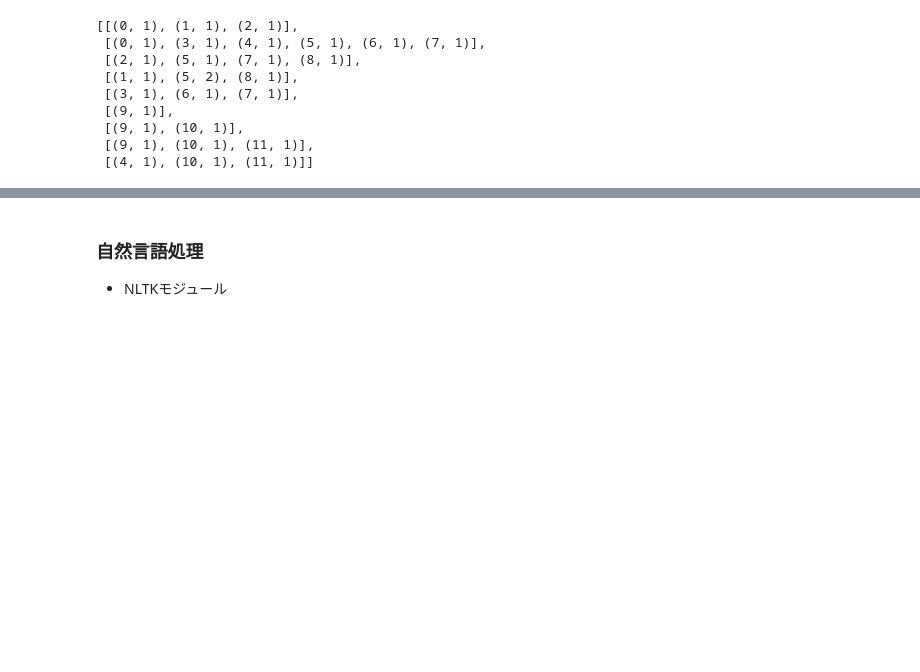
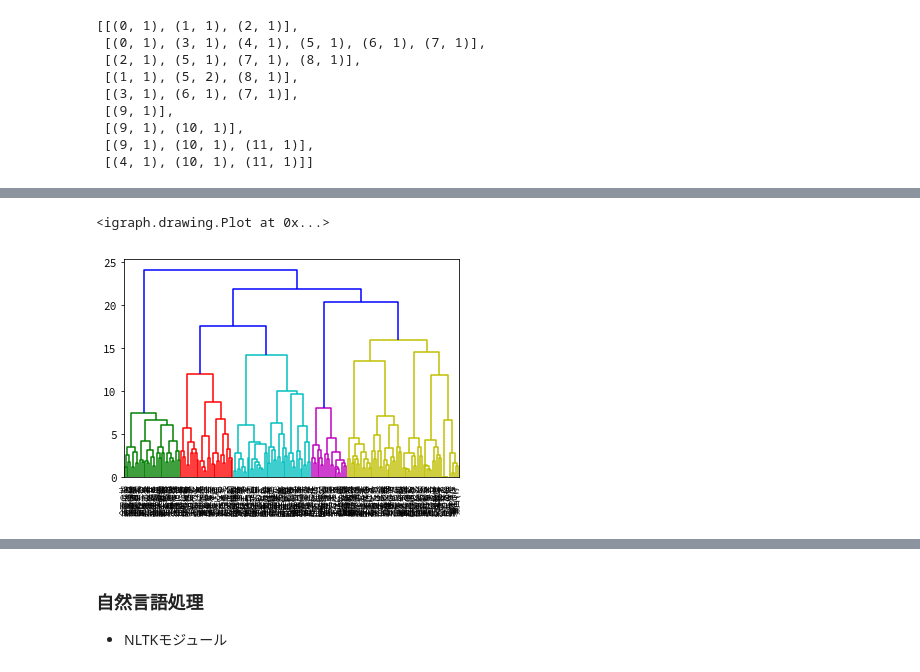
Before and after one commit to ikki02/TextMining, a Jupyter notebook: TextMiningTest.ipynb, the cells around one changed output, grey strips where cells are left out. Saved outputs shown, nothing was run; the diff lists cells and outputs as text; code cells hidden in the pictures; blank space fills up the shorter version.

```diff
--- a/TextMiningTest.ipynb
+++ b/TextMiningTest.ipynb
@@ -1453,0 +1606,43 @@ corpus
+# %%
+# 各文の類似度を計算し、一定の閾値以上の類似度を持つ文をグラフ表示するプログラム。（図5-10）
+# グラフの塊が、クラスタである。
+
+# lsi[corpus]の類似度を計算
+index = similarities.MatrixSimilarity(lsi[corpus])
+# 類似度を行列に成形
+simmatrix = []
+for doc in texts:
+    doc = ' '.join(doc)
+    vec_bow = dictionary.doc2bow(doc.split())
+    vec_lsi = lsi[vec_bow]  # convert the query to LSI space
+    sims = index[vec_lsi]   # 元のコーパスの文に対して類似度を計算
+    simmatrix.append(sims)
+
+# igraphによるグラフ化
+minsim = 0.85
+edges = []
+vertices = headlist         # グラフの頂点はheadlistの文字列
+for i, u in enumerate(simmatrix):
+    for j, v in enumerate(u):
+        if v >= minsim and i!=j:  # 値がminsim以上で、対角要素でなければ、辺行列に入れる
+            edges.append([i, j])
+g = Graph(vertex_attrs={"label": vertices}, edges=edges, directed=False)
+plot(g, vertex_size=35, vertex_label_size=9, bbox=(800,800), vertex_color='white')
+# %% [output]
+<igraph.drawing.Plot at 0x...>
+# %%
+# 各文の類似度を距離として、階層的クラスタリングを行い、類似度樹形図を描くプログラム（図5-11）
+# 類似度マトリックス（＝距離マトリックス）からデンドログラムへ出力
+from scipy.cluster.hierarchy import dendrogram, linkage
+from scipy.spatial.distance import pdist
+import matplotlib.pyplot as plt
+Z = linkage(simmatrix, 'ward')  # Ward法で階層化クラスタリング
+dendrogram(                     # デンドログラムを描く
+    Z,
+    leaf_rotation=90.,          # x軸ラベルを90度回転
+    leaf_font_size=8.,          # x軸ラベルのフォントを8ポイントにする
+    labels=np.array(headlist),  # データラベルをheadlistから引用
+)
+plt.show()
+# %% [output]
+[figure, added]
```
Also changed, not shown: parts of 11 cells of this notebook, 2 other files.
